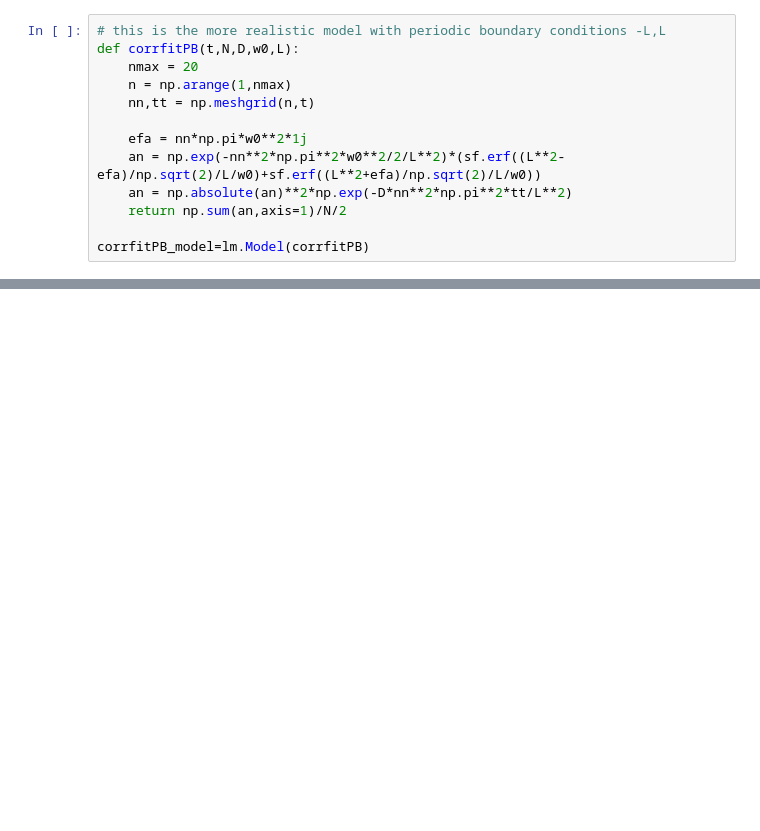
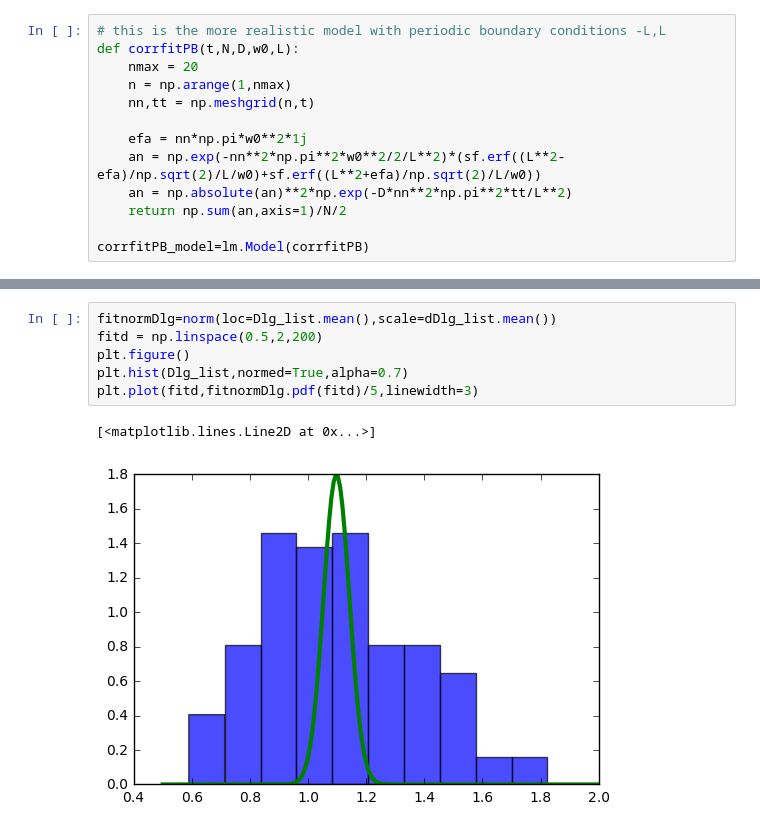
Before and after one commit to hstrey/FCS-simulations, a Jupyter notebook: Analyze FCS curves.ipynb, the cells around one changed output, grey strips where cells are left out. Saved outputs shown, nothing was run; the diff lists cells and outputs as text; blank space fills up the shorter version.

```diff
--- a/Analyze FCS curves.ipynb
+++ b/Analyze FCS curves.ipynb
@@ -99,0 +177,9 @@ print(D_list.mean(),D_list.std(),dD_list.mean())
+# %%
+fitnormDlg=norm(loc=Dlg_list.mean(),scale=dDlg_list.mean())
+fitd = np.linspace(0.5,2,200)
+plt.figure()
+plt.hist(Dlg_list,normed=True,alpha=0.7)
+plt.plot(fitd,fitnormDlg.pdf(fitd)/5,linewidth=3)
+# %% [output]
+[<matplotlib.lines.Line2D at 0x...>]
+[figure, added]
```
Also changed, not shown: parts of 10 cells of this notebook.
